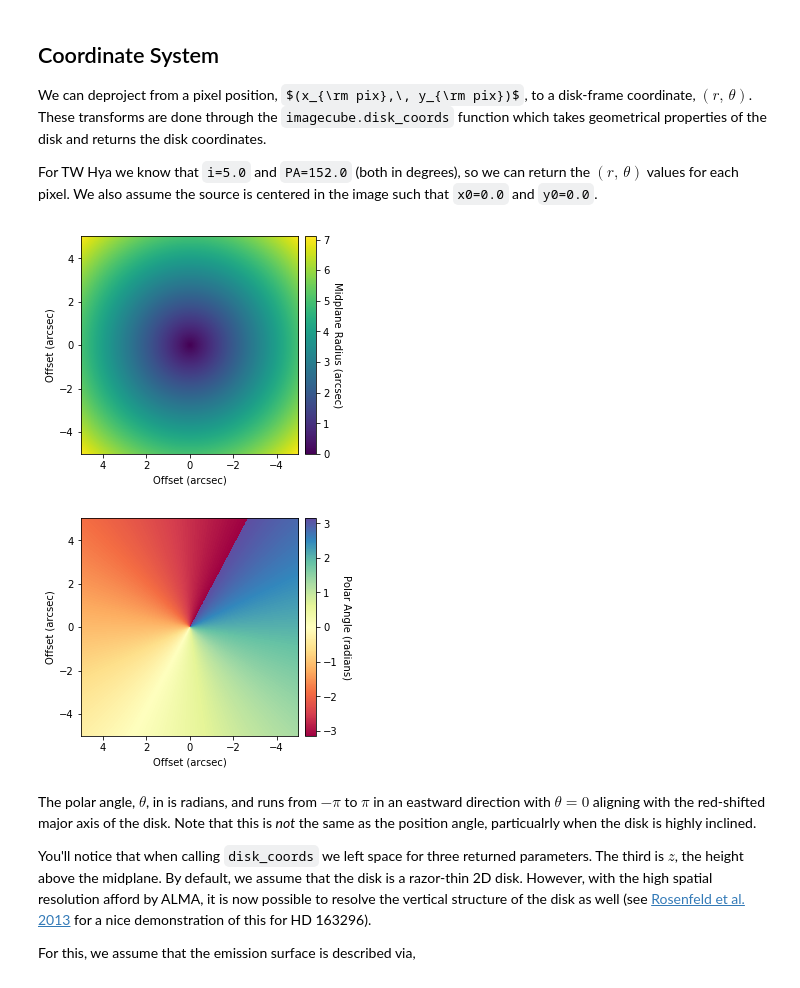
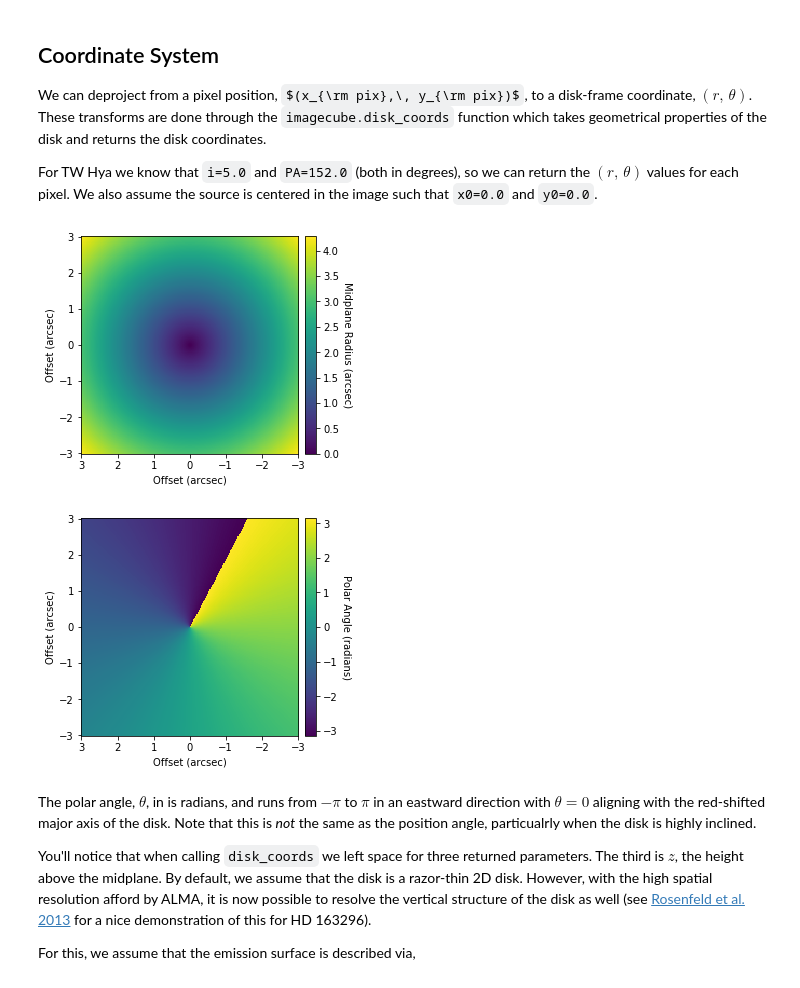
Before and after one commit to richteague/gofish, a Jupyter notebook: docs/user/fishing_basics.ipynb, the cells around one changed output. Cells and saved outputs as stored; diff of their text form; code cells hidden in the pictures; some formulas as TeX source.

```diff
--- a/docs/user/fishing_basics.ipynb
+++ b/docs/user/fishing_basics.ipynb
@@ -18,7 +16,7 @@ import numpy as np
 import matplotlib.pyplot as plt
 from gofish import imagecube
 # %%
-cube = imagecube('/Users/rteague/Projects/TWHya_Kinematics/Data/ALMA/Huang/dataverse_TWHya_CO_cube.fits', clip=5.0)
+cube = imagecube('TWHya_CS_32.fits', clip=3.0)
 # %% [markdown]
 You can use the `clip` argument here to trim down your image cube to a field of view which may speed up calculations.
 
@@ -37,16 +35,16 @@ ax.set_xlabel('Offset (arcsec)')
 ax.set_ylabel('Offset (arcsec)')
 cb.set_label('Midplane Radius (arcsec)', rotation=270, labelpad=13)
 # %% [output]
-[figure, old version]
+[figure, new version]
 # %%
 fig, ax = plt.subplots()
-im = ax.imshow(tvals, origin='lower', extent=cube.extent, cmap='Spectral')
+im = ax.imshow(tvals, origin='lower', extent=cube.extent)
 cb = plt.colorbar(im, pad=0.02)
 ax.set_xlabel('Offset (arcsec)')
 ax.set_ylabel('Offset (arcsec)')
 cb.set_label('Polar Angle (radians)', rotation=270, labelpad=13)
 # %% [output]
-[figure, old version]
+[figure, new version]
 # %% [markdown]
 The polar angle, $\theta$, in is radians, and runs from $-\pi$ to $\pi$ in an eastward direction with $\theta = 0$ aligning with the red-shifted major axis of the disk. Note that this is _not_ the same as the position angle, particualrly when the disk is highly inclined.
 
```
Also changed, not shown: parts of 11 cells of this notebook, 4 other files.
